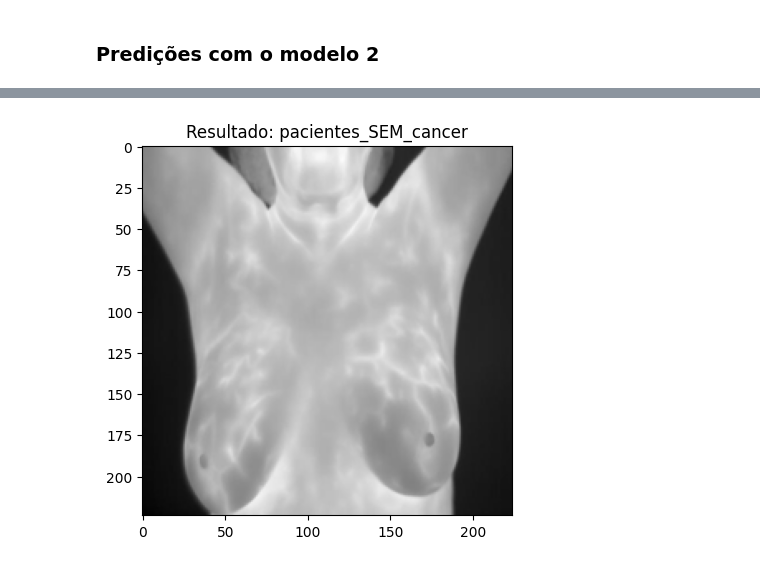
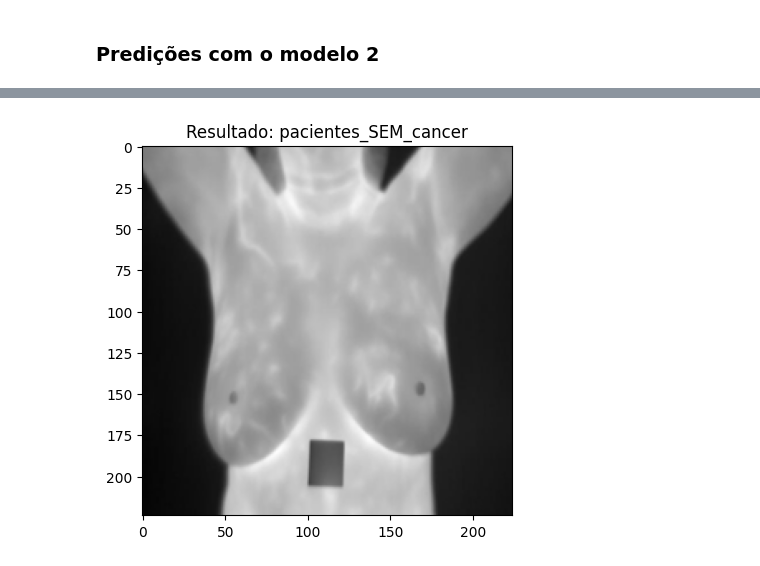
Before and after one commit to Vaftir/Breast-Cancer-Detection-AI-System, a Jupyter notebook: Tcc1.ipynb, the cells around one changed output, grey strips where cells are left out. Saved outputs shown, nothing was run; the diff lists cells and outputs as text; code cells hidden in the pictures.

```diff
--- a/Tcc1.ipynb
+++ b/Tcc1.ipynb
@@ -497,4 +504,4 @@ predicao(modelo,'DATASETS/val/pacientes_SEM_cancer/T0002.1.1.D.2012-10-08.04 (1)
 # %%
 #TESTE DE PACIENTE SEM CANCER
-predicao(modelo2,'DATASETS/val/pacientes_SEM_cancer/T0002.1.1.D.2012-10-08.07 (1).jpg')
+predicao(modelo2,'DATASETS/val/pacientes_SEM_cancer/T0013.1.1.D.2012-10-26.18 (1).jpg')
 # %% [output]
@@ -502 +509 @@ predicao(modelo2,'DATASETS/val/pacientes_SEM_cancer/T0002.1.1.D.2012-10-08.07 (1
-[figure, old version]
+[figure, new version]
```
Also changed, not shown: parts of 6 cells of this notebook.
